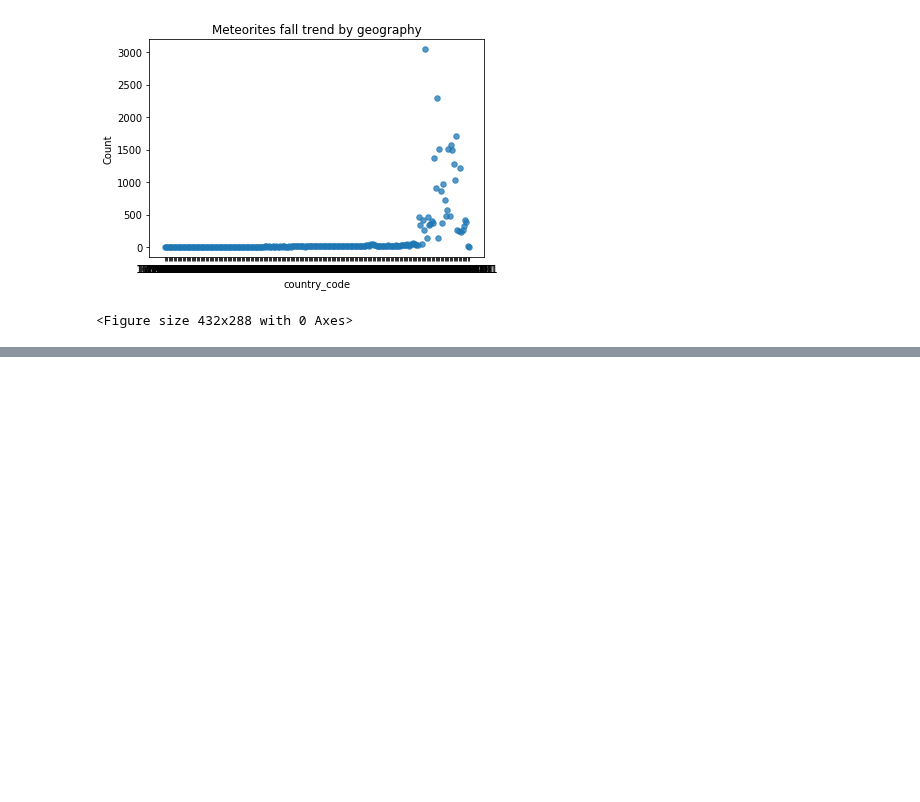
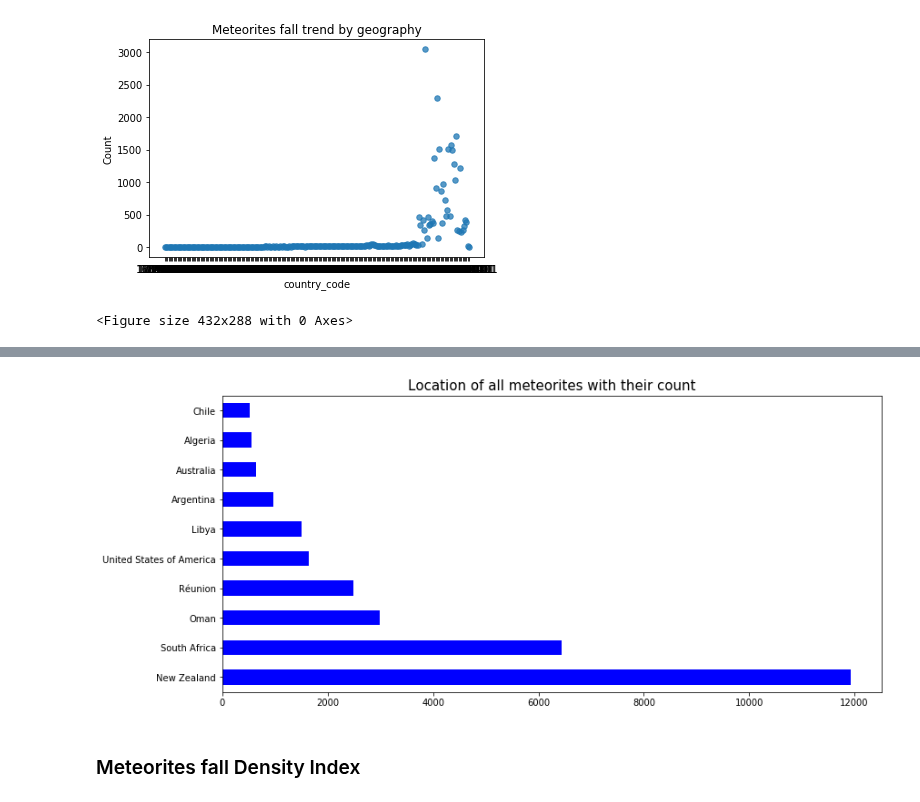
Before and after one commit to Derrickallenh/Meaningful-Meteorites, a Jupyter notebook: meteorites_data_analysis.ipynb, the cells around one changed output, grey strips where cells are left out. Saved outputs shown, nothing was run; the diff lists cells and outputs as text; code cells hidden in the pictures; blank space fills up the shorter version.

```diff
--- a/meteorites_data_analysis.ipynb
+++ b/meteorites_data_analysis.ipynb
@@ -137,0 +203,13 @@ plot_meteorites_fall_by_geography(meteorites_df)
+# %%
+def distribution_of_meteorites_fall_country():
+    met_data = pd.DataFrame(meteorites_df, columns = ['id','country_name'])
+    de = met_data['country_name'].value_counts()[:10]
+    de.plot(kind='barh', facecolor="blue",figsize=(13,6))
+    plt.title('Location of all meteorites with their count', fontsize=15)
+    plt.show()
+# %%
+distribution_of_meteorites_fall_country()
+# %% [output]
+[figure, added]
+# %% [markdown]
+### Meteorites fall Density Index
```
Also changed, not shown: parts of 16 cells of this notebook.
